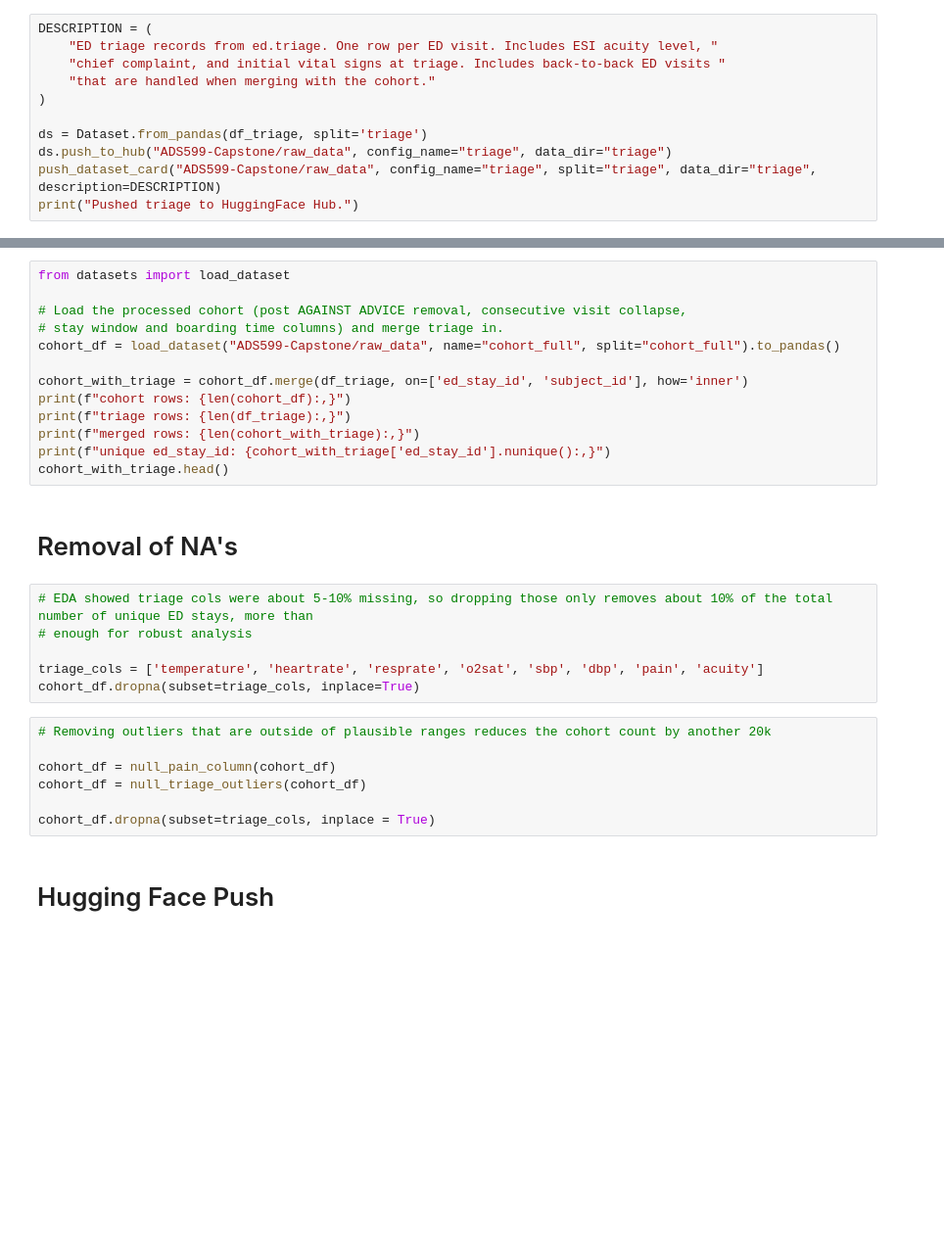
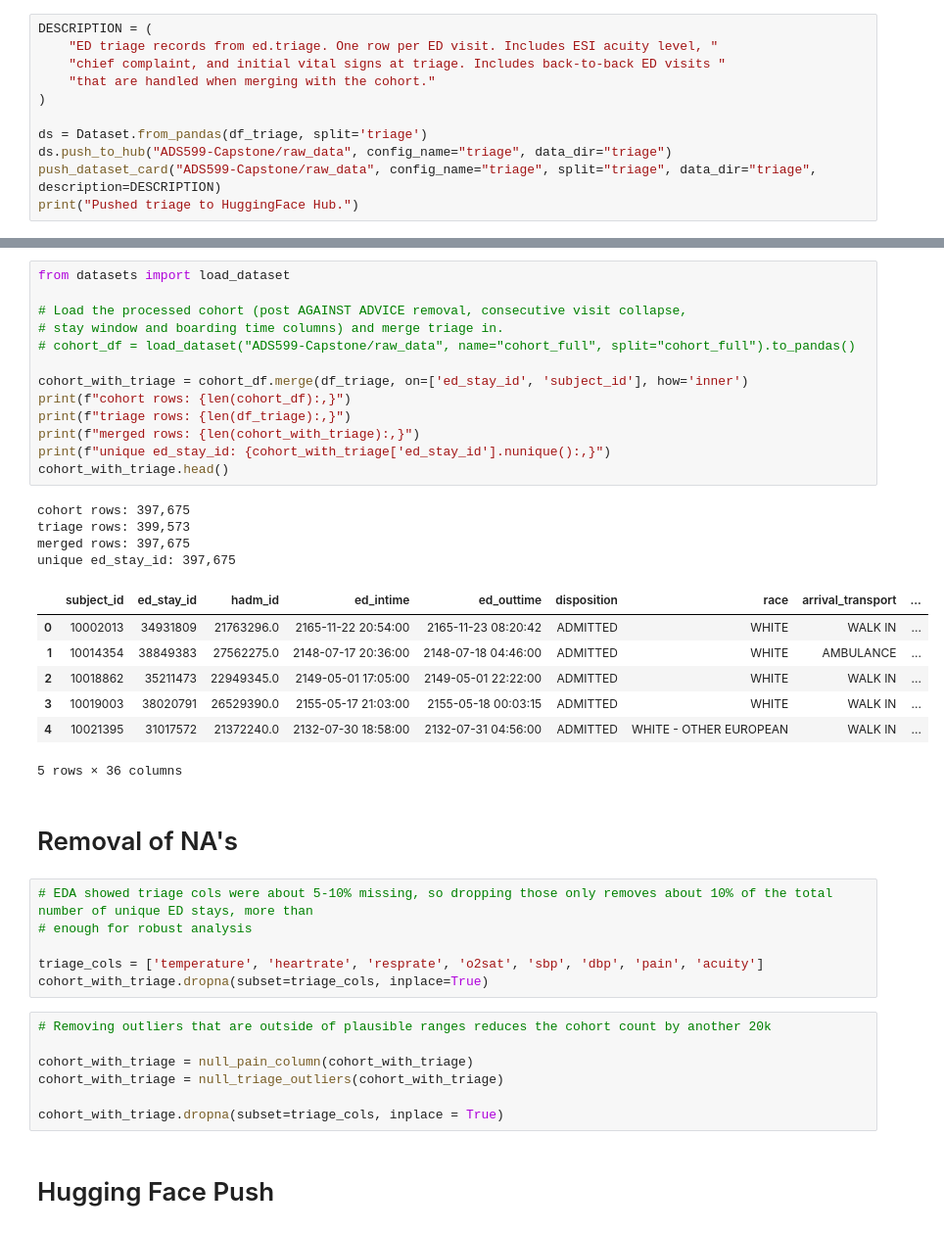
Before and after one commit to tkbarb10/ADS599-Capstone, a Jupyter notebook: individual_pipelines/triage_pipeline.ipynb, the cells around one changed output, grey strips where cells are left out. Shown at 98% size. Saved outputs shown, nothing was run; the diff lists cells and outputs as text; blank space fills up the shorter version.

```diff
--- a/individual_pipelines/triage_pipeline.ipynb
+++ b/individual_pipelines/triage_pipeline.ipynb
@@ -69,16 +94,28 @@ print("Pushed triage to HuggingFace Hub.")
 # %%
 from datasets import load_dataset
 
 # Load the processed cohort (post AGAINST ADVICE removal, consecutive visit collapse,
 # stay window and boarding time columns) and merge triage in.
-cohort_df = load_dataset("ADS599-Capstone/raw_data", name="cohort_full", split="cohort_full").to_pandas()
+# cohort_df = load_dataset("ADS599-Capstone/raw_data", name="cohort_full", split="cohort_full").to_pandas()
 
 cohort_with_triage = cohort_df.merge(df_triage, on=['ed_stay_id', 'subject_id'], how='inner')
 print(f"cohort rows: {len(cohort_df):,}")
 print(f"triage rows: {len(df_triage):,}")
 print(f"merged rows: {len(cohort_with_triage):,}")
 print(f"unique ed_stay_id: {cohort_with_triage['ed_stay_id'].nunique():,}")
 cohort_with_triage.head()
+# %% [output]
+cohort rows: 397,675
+triage rows: 399,573
+merged rows: 397,675
+unique ed_stay_id: 397,675
+|  | subject_id | ed_stay_id | hadm_id | ed_intime | ed_outtime | disposition | race | arrival_transport | ... |
+| 0 | 10002013 | 34931809 | 21763296.0 | 2165-11-22 20:54:00 | 2165-11-23 08:20:42 | ADMITTED | WHITE | WALK IN | ... |
+| 1 | 10014354 | 38849383 | 27562275.0 | 2148-07-17 20:36:00 | 2148-07-18 04:46:00 | ADMITTED | WHITE | AMBULANCE | ... |
+| 2 | 10018862 | 35211473 | 22949345.0 | 2149-05-01 17:05:00 | 2149-05-01 22:22:00 | ADMITTED | WHITE | WALK IN | ... |
+| 3 | 10019003 | 38020791 | 26529390.0 | 2155-05-17 21:03:00 | 2155-05-18 00:03:15 | ADMITTED | WHITE | WALK IN | ... |
+| 4 | 10021395 | 31017572 | 21372240.0 | 2132-07-30 18:58:00 | 2132-07-31 04:56:00 | ADMITTED | WHITE - OTHER EUROPEAN | WALK IN | ... |
+5 rows × 36 columns
 # %% [markdown]
 # Removal of NA's
 # %%
@@ -86,14 +123,14 @@ cohort_with_triage.head()
 # enough for robust analysis
 
 triage_cols = ['temperature', 'heartrate', 'resprate', 'o2sat', 'sbp', 'dbp', 'pain', 'acuity']
-cohort_df.dropna(subset=triage_cols, inplace=True)
+cohort_with_triage.dropna(subset=triage_cols, inplace=True)
 # %%
 # Removing outliers that are outside of plausible ranges reduces the cohort count by another 20k
 
-cohort_df = null_pain_column(cohort_df)
-cohort_df = null_triage_outliers(cohort_df)
+cohort_with_triage = null_pain_column(cohort_with_triage)
+cohort_with_triage = null_triage_outliers(cohort_with_triage)
 
-cohort_df.dropna(subset=triage_cols, inplace = True)
+cohort_with_triage.dropna(subset=triage_cols, inplace = True)
 # %% [markdown]
 # Hugging Face Push
 # %%
```
Also changed, not shown: parts of 1 cell of this notebook, 2 other files.
